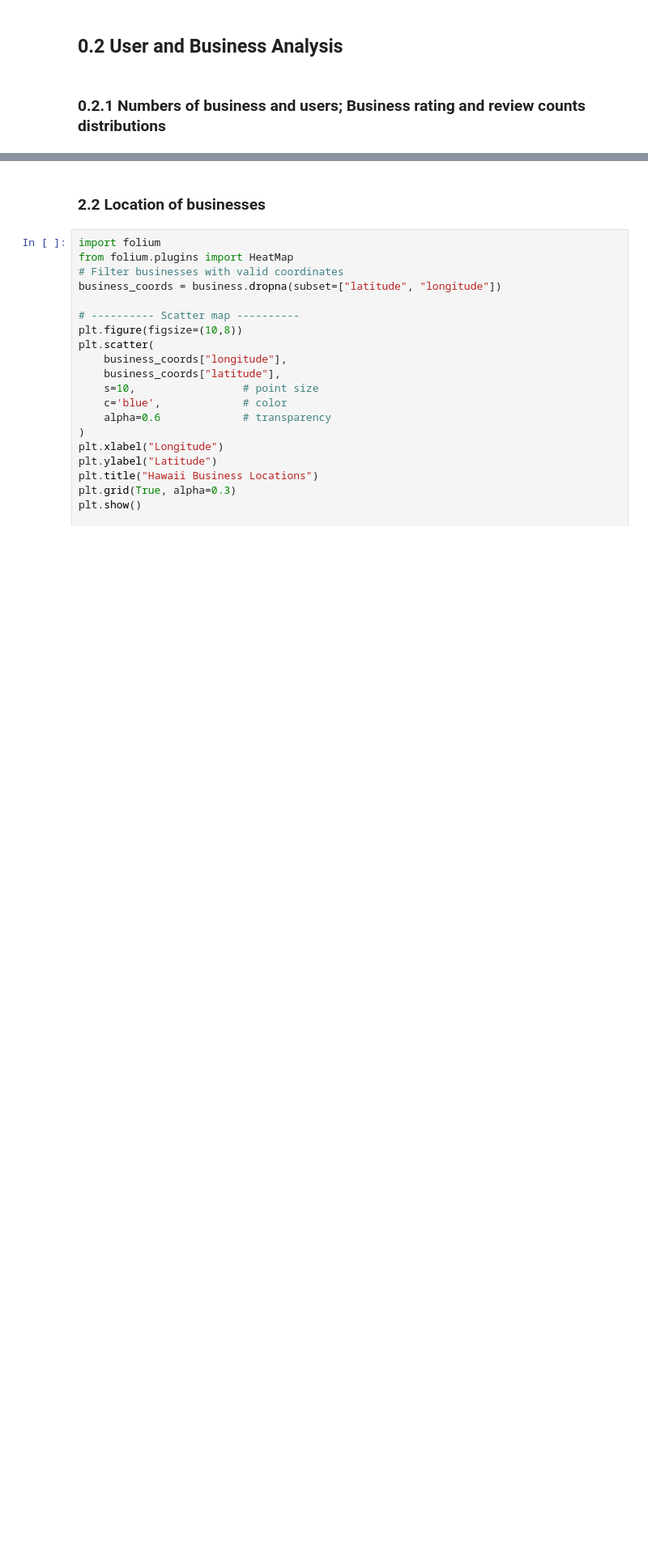
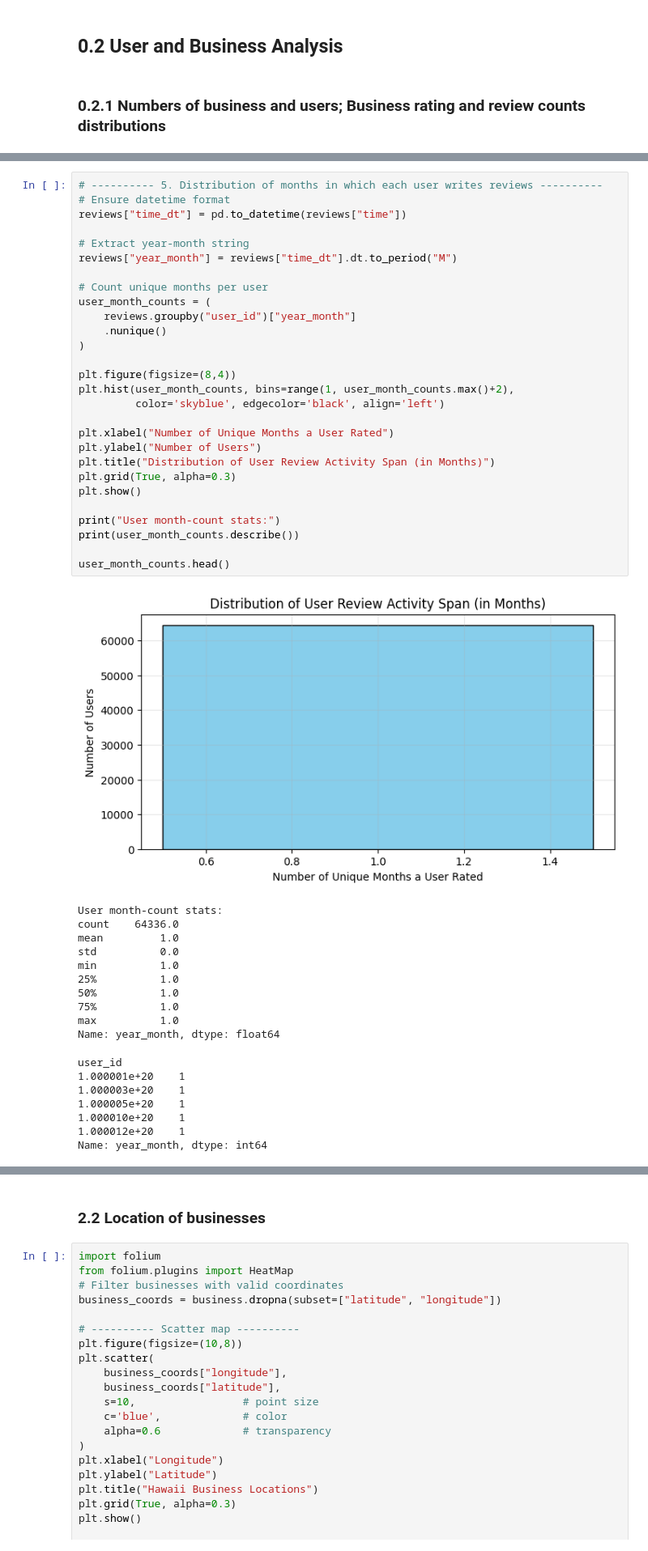
Before and after one commit to Claimentine/ECE225a, a Jupyter notebook: baseline_v2.ipynb, the cells around one changed output, grey strips where cells are left out. Shown at 81% size. Saved outputs shown, nothing was run; the diff lists cells and outputs as text; blank space fills up the shorter version.

```diff
--- a/baseline_v2.ipynb
+++ b/baseline_v2.ipynb
@@ -159,3 +171,50 @@ min          1.200000
 75%          4.600000
 max          5.000000
 Name: avg_rating, dtype: float64
+# %%
+# ---------- 5. Distribution of months in which each user writes reviews ----------
+# Ensure datetime format
+reviews["time_dt"] = pd.to_datetime(reviews["time"])
+
+# Extract year-month string
+reviews["year_month"] = reviews["time_dt"].dt.to_period("M")
+
+# Count unique months per user
+user_month_counts = (
+    reviews.groupby("user_id")["year_month"]
+    .nunique()
+)
+
+plt.figure(figsize=(8,4))
+plt.hist(user_month_counts, bins=range(1, user_month_counts.max()+2),
+         color='skyblue', edgecolor='black', align='left')
+
+plt.xlabel("Number of Unique Months a User Rated")
+plt.ylabel("Number of Users")
+plt.title("Distribution of User Review Activity Span (in Months)")
+plt.grid(True, alpha=0.3)
+plt.show()
+
+print("User month-count stats:")
+print(user_month_counts.describe())
+
+user_month_counts.head()
+# %% [output]
+[figure, added]
+User month-count stats:
+count    64336.0
+mean         1.0
+std          0.0
+min          1.0
+25%          1.0
+50%          1.0
+75%          1.0
+max          1.0
+Name: year_month, dtype: float64
+user_id
+1.000001e+20    1
+1.000003e+20    1
+1.000005e+20    1
+1.000010e+20    1
+1.000012e+20    1
+Name: year_month, dtype: int64
```
Also changed, not shown: parts of 5 cells of this notebook.
